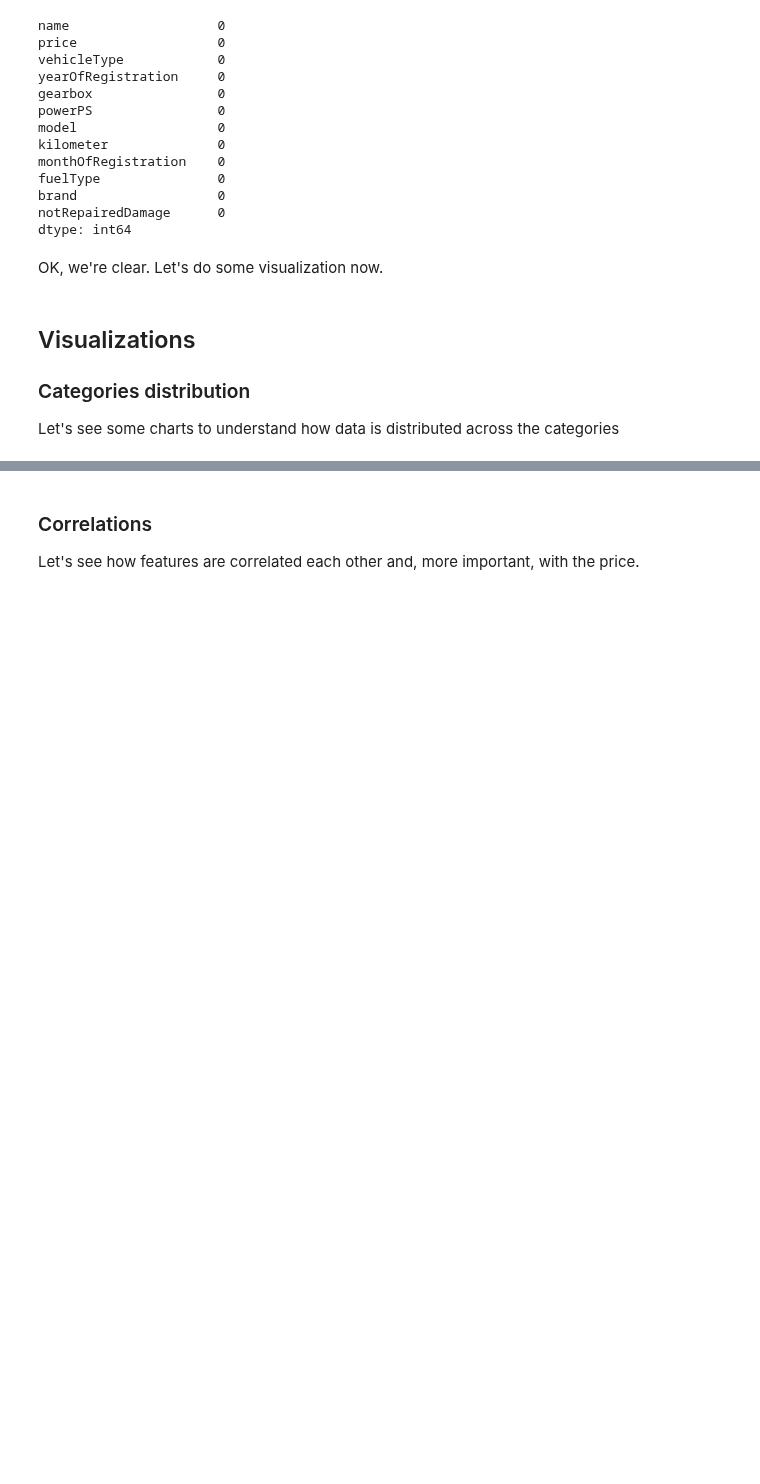
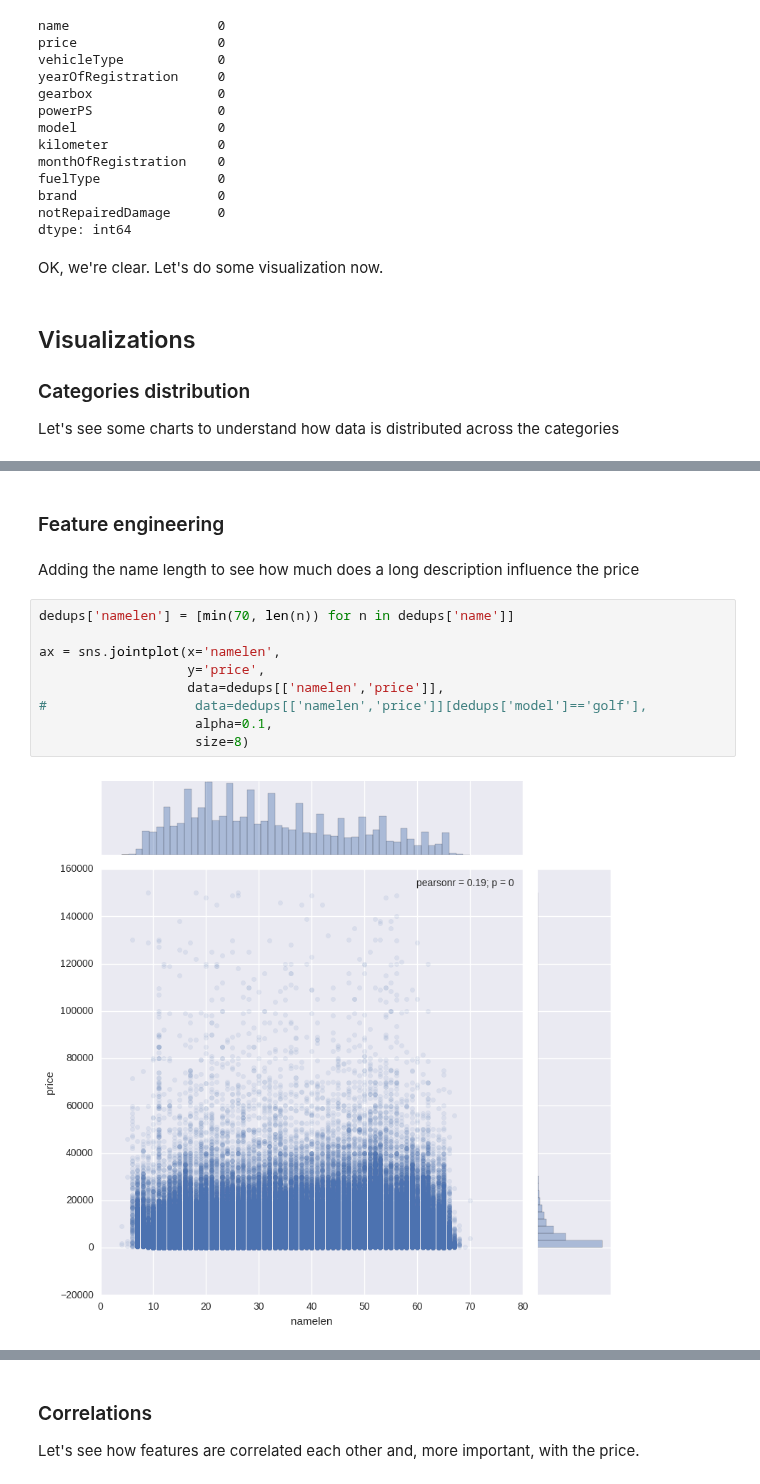
Before and after one commit to ddmng/jupyter-test, a Jupyter notebook: autos/Autos price predictions.ipynb, the cells around one changed output, grey strips where cells are left out. Cells and saved outputs as stored; diff of their text form; blank space fills up the shorter version.

```diff
--- a/autos/Autos price predictions.ipynb
+++ b/autos/Autos price predictions.ipynb
@@ -300,0 +296,15 @@ Name: notRepairedDamage, dtype: int64
+# %% [markdown]
+### Feature engineering
+# %% [markdown]
+Adding the name length to see how much does a long description influence the price
+# %%
+dedups['namelen'] = [min(70, len(n)) for n in dedups['name']]
+
+ax = sns.jointplot(x='namelen',
+                   y='price',
+                   data=dedups[['namelen','price']],
+#                   data=dedups[['namelen','price']][dedups['model']=='golf'],
+                    alpha=0.1,
+                    size=8)
+# %% [output]
+[figure, added]
```
Also changed, not shown: parts of 56 cells of this notebook.
